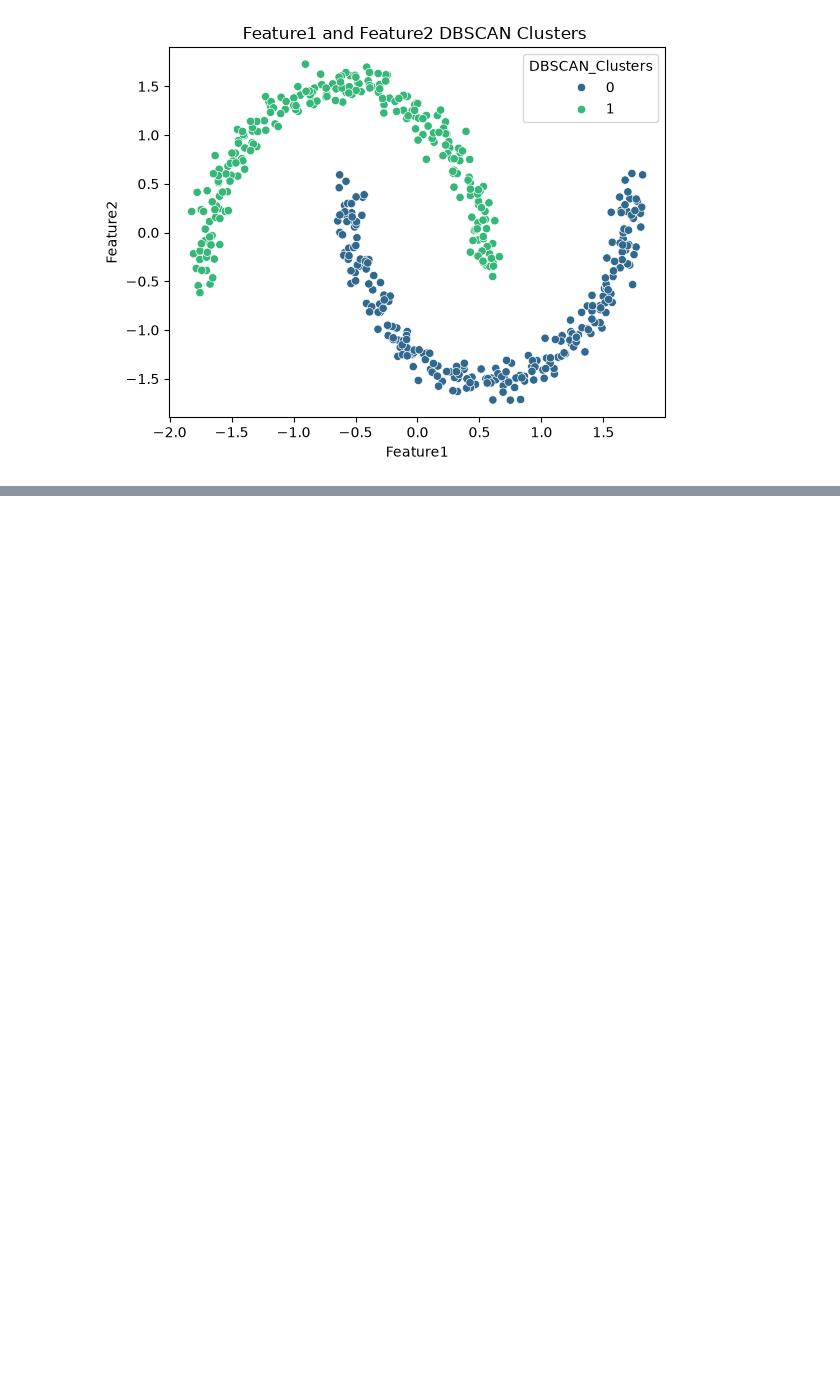
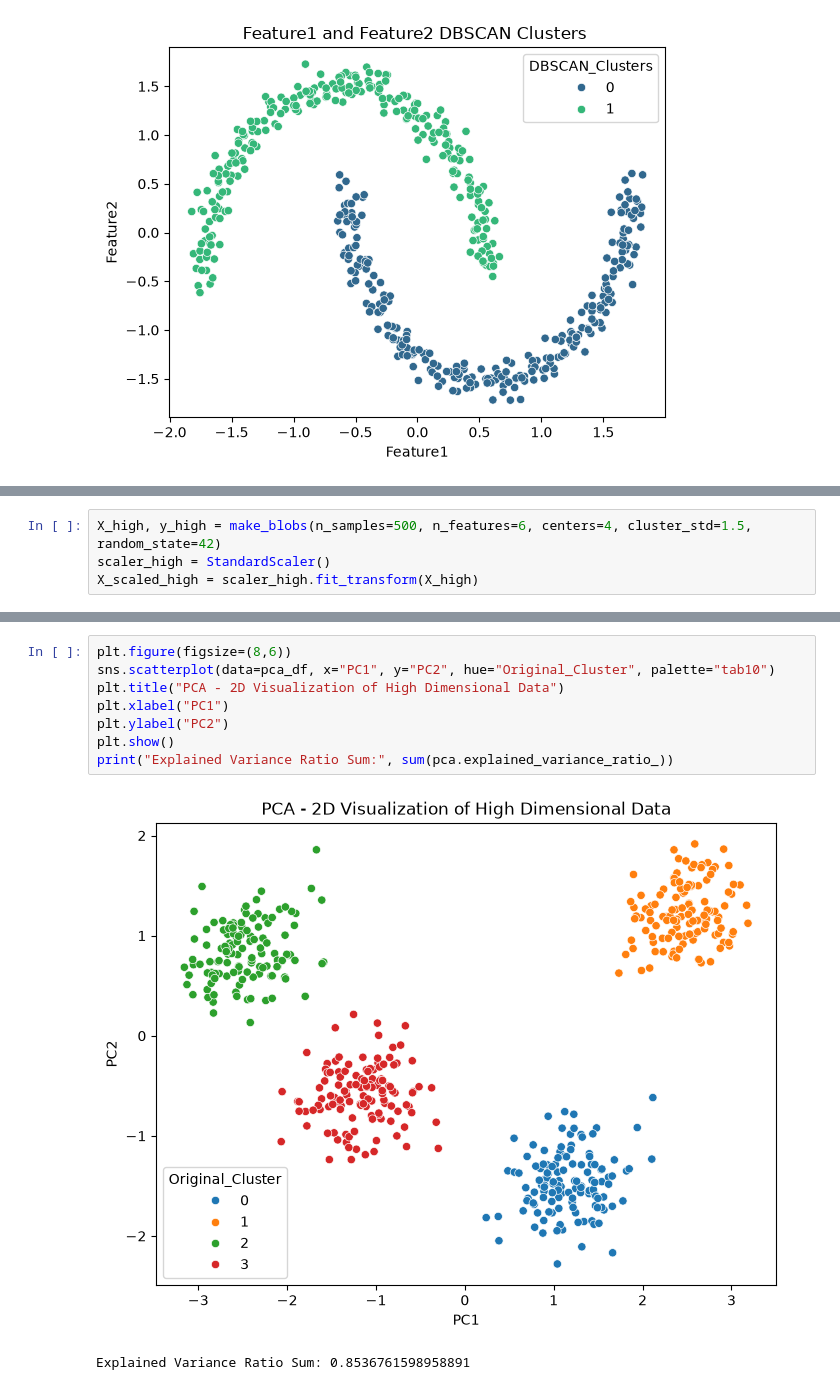
Before and after one commit to ingalemansi70/Machine_Learning, a Jupyter notebook: Assignment_26_27_folder/Assignment_27.ipynb, the cells around one changed output, grey strips where cells are left out. Saved outputs shown, nothing was run; the diff lists cells and outputs as text; blank space fills up the shorter version.

```diff
--- a/Assignment_26_27_folder/Assignment_27.ipynb
+++ b/Assignment_26_27_folder/Assignment_27.ipynb
@@ -99,0 +132,4 @@ plt.show()
+# %%
+X_high, y_high = make_blobs(n_samples=500, n_features=6, centers=4, cluster_std=1.5, random_state=42)
+scaler_high = StandardScaler()
+X_scaled_high = scaler_high.fit_transform(X_high)
@@ -99,0 +144,11 @@ plt.show()
+# %%
+plt.figure(figsize=(8,6))
+sns.scatterplot(data=pca_df, x="PC1", y="PC2", hue="Original_Cluster", palette="tab10")
+plt.title("PCA - 2D Visualization of High Dimensional Data")
+plt.xlabel("PC1")
+plt.ylabel("PC2")
+plt.show()
+print("Explained Variance Ratio Sum:", sum(pca.explained_variance_ratio_))
+# %% [output]
+[figure, added]
+Explained Variance Ratio Sum: 0.8536761598958891
```
Also changed, not shown: parts of 5 cells of this notebook.
